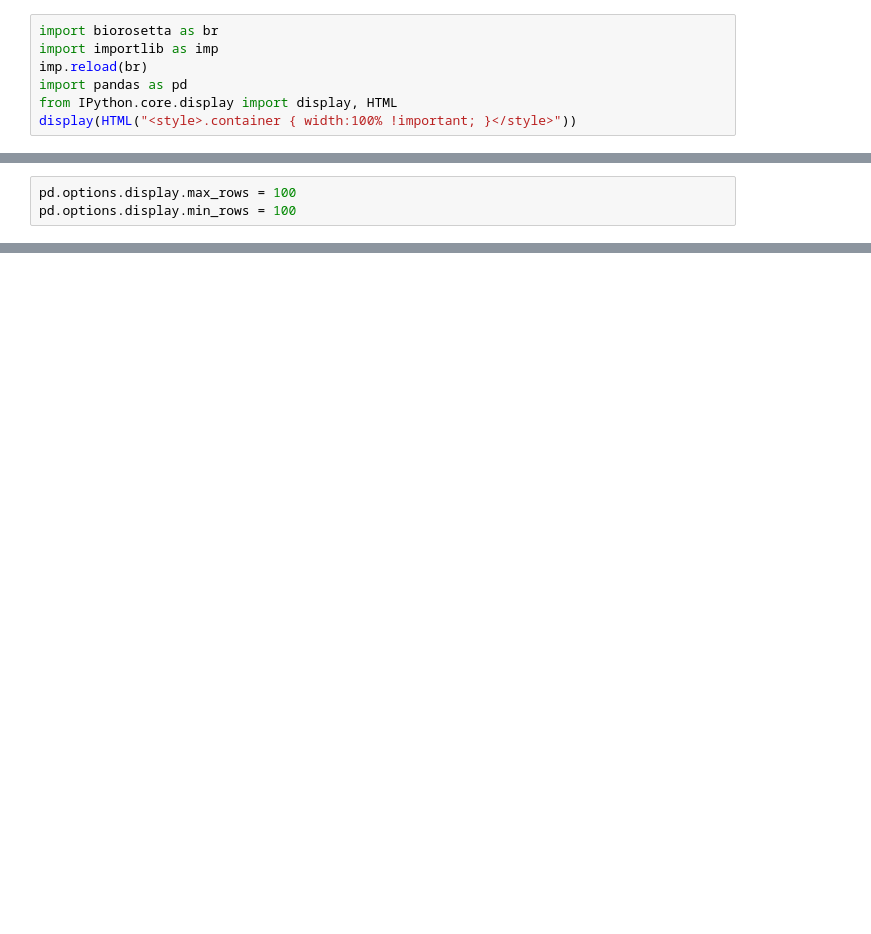
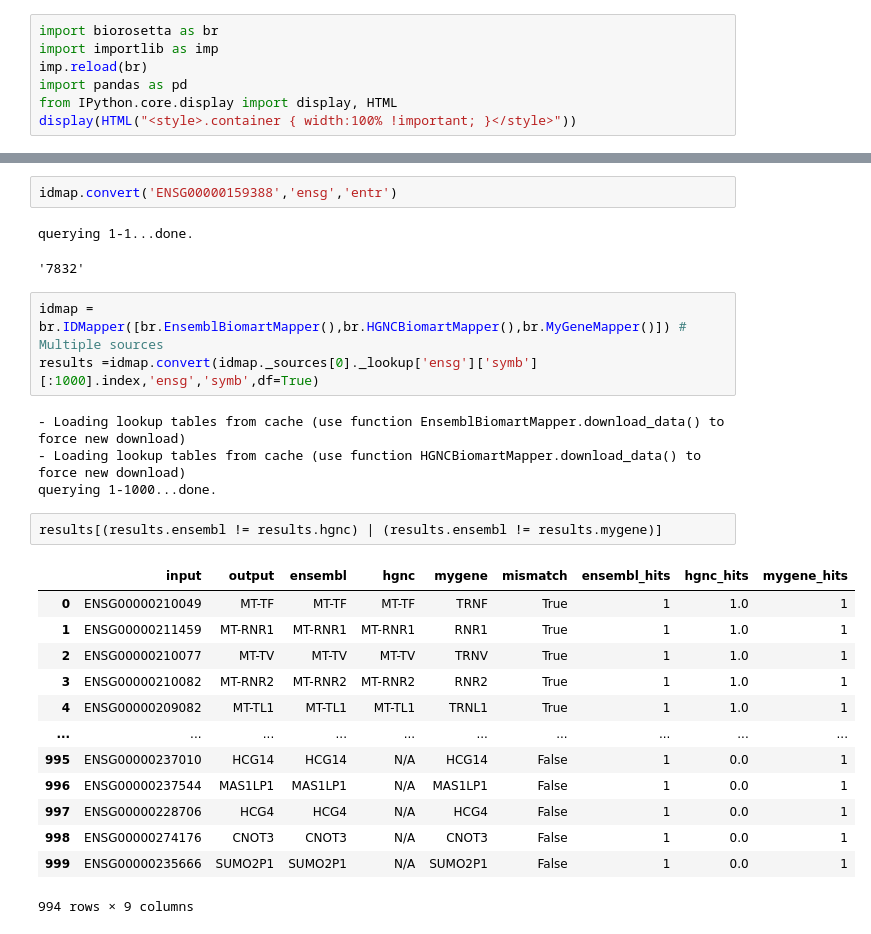
Before and after one commit to reemagit/biorosetta, a Jupyter notebook: test_package.ipynb, the cells around one changed output, grey strips where cells are left out. Saved outputs shown, nothing was run; the diff lists cells and outputs as text; blank space fills up the shorter version.

```diff
--- a/test_package.ipynb
+++ b/test_package.ipynb
@@ -29,4 +27 @@ gene_list = pd.read_table('/Users/reema/Postdoc/Temp/ENSP_nodes.csv',sep=',').no
-# %%
-pd.options.display.max_rows = 100
-pd.options.display.min_rows = 100
 # %%
@@ -73,0 +145,28 @@ ipdb> exit
+# %%
+idmap.convert('ENSG00000159388','ensg','entr')
+# %% [output]
+querying 1-1...done.
+'7832'
+# %%
+idmap = br.IDMapper([br.EnsemblBiomartMapper(),br.HGNCBiomartMapper(),br.MyGeneMapper()]) # Multiple sources
+results =idmap.convert(idmap._sources[0]._lookup['ensg']['symb'][:1000].index,'ensg','symb',df=True)
+# %% [output]
+- Loading lookup tables from cache (use function EnsemblBiomartMapper.download_data() to force new download)
+- Loading lookup tables from cache (use function HGNCBiomartMapper.download_data() to force new download)
+querying 1-1000...done.
+# %%
+results[(results.ensembl != results.hgnc) | (results.ensembl != results.mygene)]
+# %% [output]
+|  | input | output | ensembl | hgnc | mygene | mismatch | ensembl_hits | hgnc_hits | mygene_hits |
+| 0 | ENSG00000210049 | MT-TF | MT-TF | MT-TF | TRNF | True | 1 | 1.0 | 1 |
+| 1 | ENSG00000211459 | MT-RNR1 | MT-RNR1 | MT-RNR1 | RNR1 | True | 1 | 1.0 | 1 |
+| 2 | ENSG00000210077 | MT-TV | MT-TV | MT-TV | TRNV | True | 1 | 1.0 | 1 |
+| 3 | ENSG00000210082 | MT-RNR2 | MT-RNR2 | MT-RNR2 | RNR2 | True | 1 | 1.0 | 1 |
+| 4 | ENSG00000209082 | MT-TL1 | MT-TL1 | MT-TL1 | TRNL1 | True | 1 | 1.0 | 1 |
+| ... | ... | ... | ... | ... | ... | ... | ... | ... | ... |
+| 995 | ENSG00000237010 | HCG14 | HCG14 | N/A | HCG14 | False | 1 | 0.0 | 1 |
+| 996 | ENSG00000237544 | MAS1LP1 | MAS1LP1 | N/A | MAS1LP1 | False | 1 | 0.0 | 1 |
+| 997 | ENSG00000228706 | HCG4 | HCG4 | N/A | HCG4 | False | 1 | 0.0 | 1 |
+| 998 | ENSG00000274176 | CNOT3 | CNOT3 | N/A | CNOT3 | False | 1 | 0.0 | 1 |
+| 999 | ENSG00000235666 | SUMO2P1 | SUMO2P1 | N/A | SUMO2P1 | False | 1 | 0.0 | 1 |
+994 rows × 9 columns
```
Also changed, not shown: parts of 18 cells of this notebook, 2 other files.
